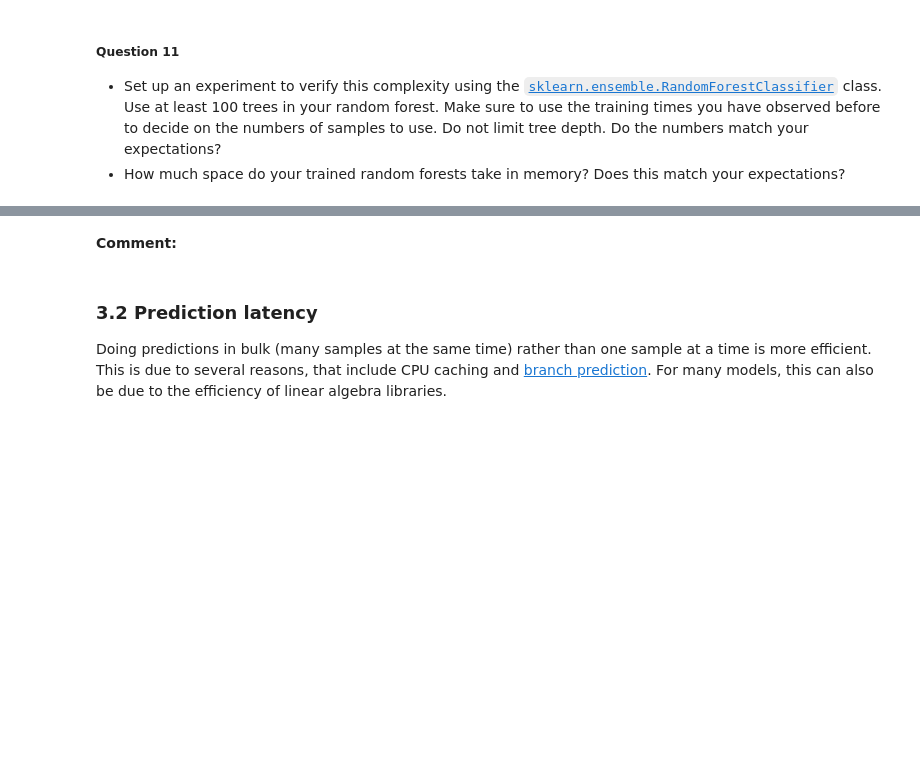
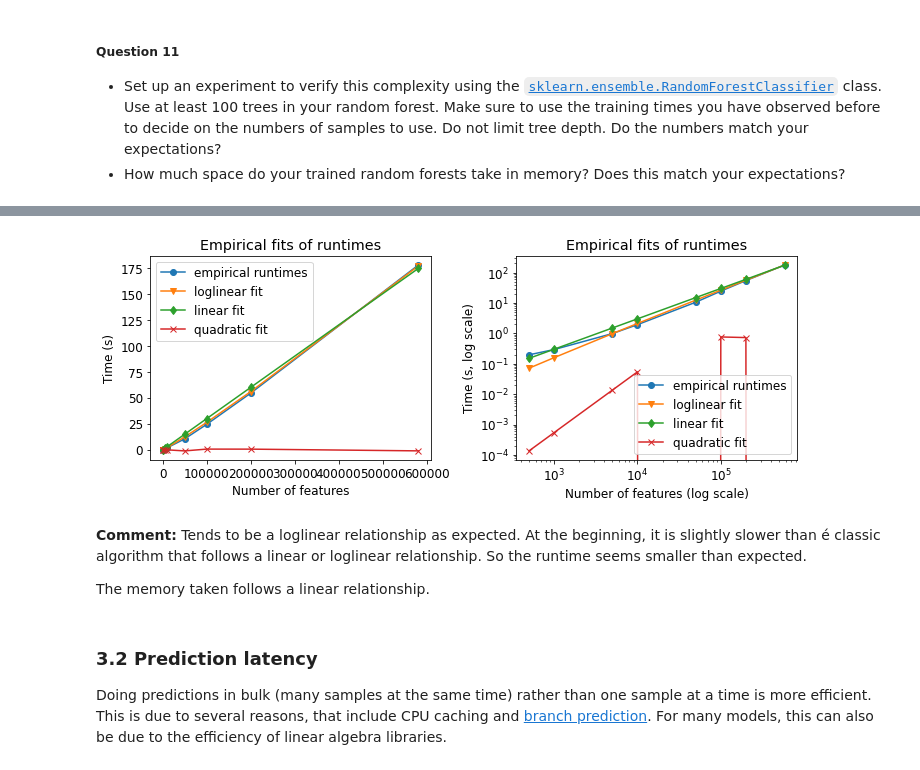
Before and after one commit to PierreClaudet/LargeScaleML, a Jupyter notebook: 1_sklearn_at_scale.ipynb, the cells around one changed output, grey strips where cells are left out. Cells and saved outputs as stored; diff of their text form; code cells hidden in the pictures; blank space fills up the shorter version.

```diff
--- a/1_sklearn_at_scale.ipynb
+++ b/1_sklearn_at_scale.ipynb
@@ -779,0 +858,36 @@ from sklearn import ensemble
+# %%
+p_opt_linear, p_cov = optimize.curve_fit(f_linear, subsample_sizes, [runtimes_rf[ssize] for ssize in subsample_sizes])
+p_opt_loglinear, p_cov = optimize.curve_fit(f_loglinear, subsample_sizes, [runtimes_rf[ssize] for ssize in subsample_sizes])
+p_opt_quadratic, p_cov = optimize.curve_fit(f_quadratic, subsample_sizes, [runtimes_rf[ssize] for ssize in subsample_sizes])
+# %%
+### TODO
+fig = plt.figure(figsize=(10, 4))
+
+# Linear axes
+plt.subplot(1, 2, 1) # grid 1x2 subplots, subplot 1
+plt.plot(subsample_sizes, [runtimes_rf[ssize] for ssize in subsample_sizes], 'o-', label="empirical runtimes")
+plt.plot(subsample_sizes, f_loglinear(subsample_sizes, p_opt_loglinear[0]), 'v-', label="loglinear fit")
+plt.plot(subsample_sizes, f_linear(subsample_sizes, p_opt_linear[0]), 'd-', label="linear fit")
+plt.plot(subsample_sizes, f_quadratic(subsample_sizes, p_opt_quadratic[0]), 'x-', label="quadratic fit")
+
+plt.xlabel("Number of features")
+plt.ylabel("Time (s)")
+plt.title("Empirical fits of runtimes")
+plt.legend()
+
+# Log axes
+plt.subplot(1, 2, 2) # grid 1x2 subplots, subplot 2
+plt.loglog(subsample_sizes, [runtimes_rf[ssize] for ssize in subsample_sizes], 'o-', label="empirical runtimes")
+plt.loglog(subsample_sizes, f_loglinear(subsample_sizes, p_opt_loglinear[0]), 'v-', label="loglinear fit")
+plt.loglog(subsample_sizes, f_linear(subsample_sizes, p_opt_linear[0]), 'd-', label="linear fit")
+plt.loglog(subsample_sizes, f_quadratic(subsample_sizes, p_opt_quadratic[0]), 'x-', label="quadratic fit")
+
+plt.xlabel("Number of features (log scale)")
+plt.ylabel("Time (s, log scale)")
+plt.title("Empirical fits of runtimes")
+plt.legend()
+
+# Adjust spacing between plots
+fig.tight_layout()
+# %% [output]
+[figure, added]
@@ -780,5 +898,7 @@ from sklearn import ensemble
 # %% [markdown]
-__Comment:__
+__Comment:__ Tends to be a loglinear relationship as expected. At the beginning, it is slightly slower than é classic algorithm that follows a linear or loglinear relationship. So the runtime seems smaller than expected.
+
+The memory taken follows a linear relationship.
 # %% [markdown]
 ### 3.2 Prediction latency
 
```
Also changed, not shown: parts of 32 cells of this notebook.
